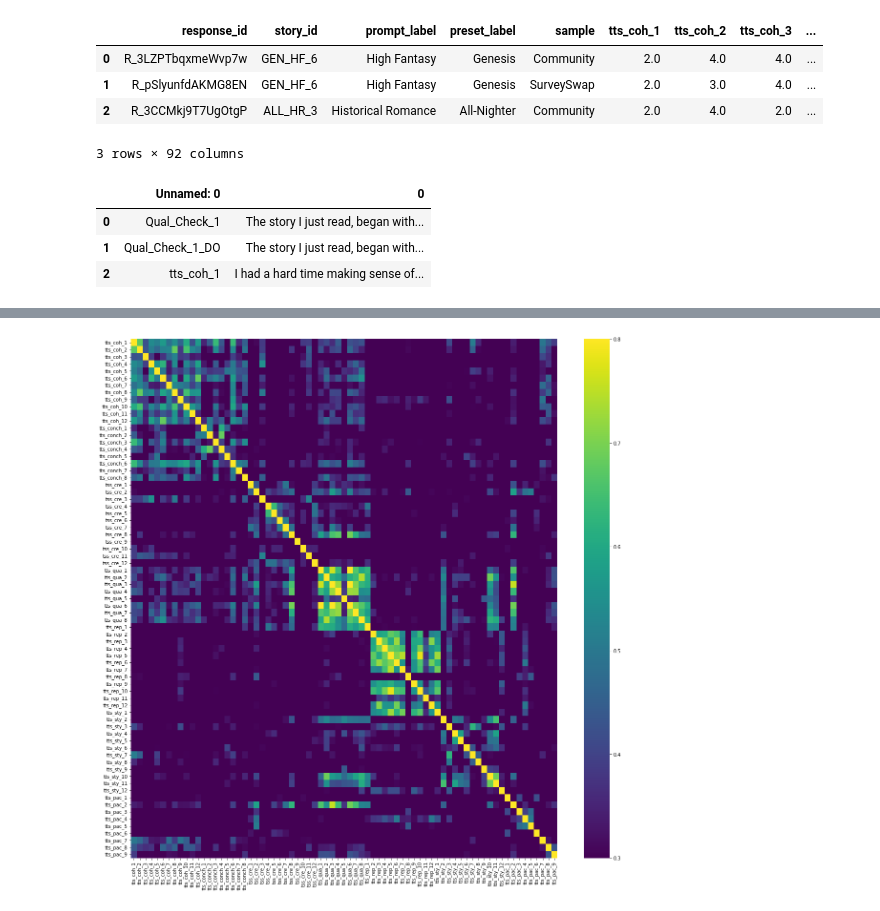
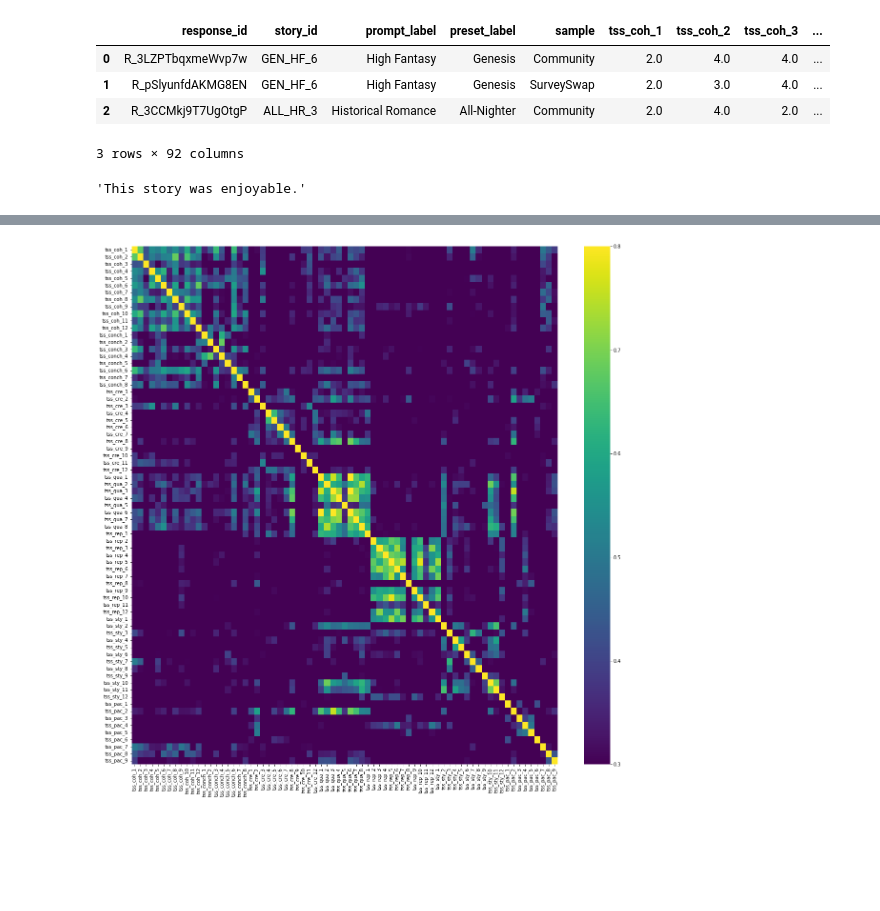
Before and after one commit to MWiechmann/ai_story_scale, a Jupyter notebook: scale_construction_efa.ipynb, the cells around one changed output, grey strips where cells are left out. Cells and saved outputs as stored; diff of their text form; code cells hidden in the pictures; blank space fills up the shorter version.

```diff
--- a/scale_construction_efa.ipynb
+++ b/scale_construction_efa.ipynb
@@ -1,23 +1,28 @@
 # %%
 import pandas as pd
+import numpy as np
 import matplotlib.pyplot as plt
 import seaborn as sns
+import factor_analyzer as fa
+import copy
 
 tss_df = pd.read_csv("data/combined_data.csv")
 items_descr = pd.read_csv("data/description_items.csv")
 
 tss_df.drop(columns="Unnamed: 0", inplace=True)
+
+items_descr.set_index("Unnamed: 0", drop=True, inplace=True)
+items_descr.index.set_names("item_label", inplace=True)
+items_descr = pd.Series(items_descr.iloc[:, 0], name="item description")
+
 tss_df.head(3)
 # %% [output]
-|  | response_id | story_id | prompt_label | preset_label | sample | tts_coh_1 | tts_coh_2 | tts_coh_3 | ... |
+|  | response_id | story_id | prompt_label | preset_label | sample | tss_coh_1 | tss_coh_2 | tss_coh_3 | ... |
 | 0 | R_3LZPTbqxmeWvp7w | GEN_HF_6 | High Fantasy | Genesis | Community | 2.0 | 4.0 | 4.0 | ... |
 | 1 | R_pSlyunfdAKMG8EN | GEN_HF_6 | High Fantasy | Genesis | SurveySwap | 2.0 | 3.0 | 4.0 | ... |
 | 2 | R_3CCMkj9T7UgOtgP | ALL_HR_3 | Historical Romance | All-Nighter | Community | 2.0 | 4.0 | 2.0 | ... |
 3 rows × 92 columns
 # %%
-items_descr.head(3)
+items_descr["tss_qua_1"]
 # %% [output]
-|  | Unnamed: 0 | 0 |
-| 0 | Qual_Check_1 | The story I just read, began with... |
-| 1 | Qual_Check_1_DO | The story I just read, began with... |
-| 2 | tts_coh_1 | I had a hard time making sense of... |
+'This story was enjoyable.'
```
Also changed, not shown: parts of 16 cells of this notebook, 1 other file.
